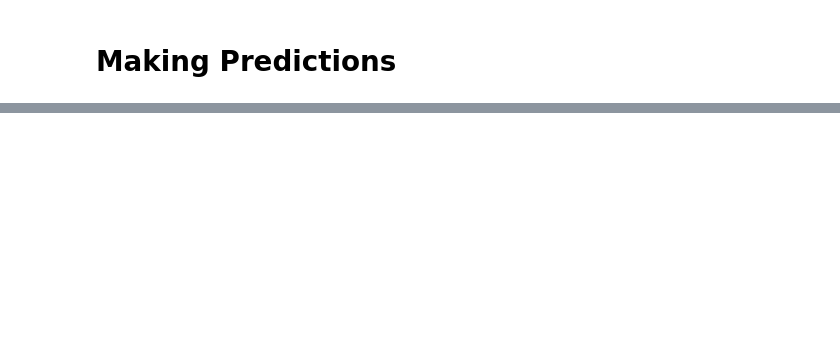
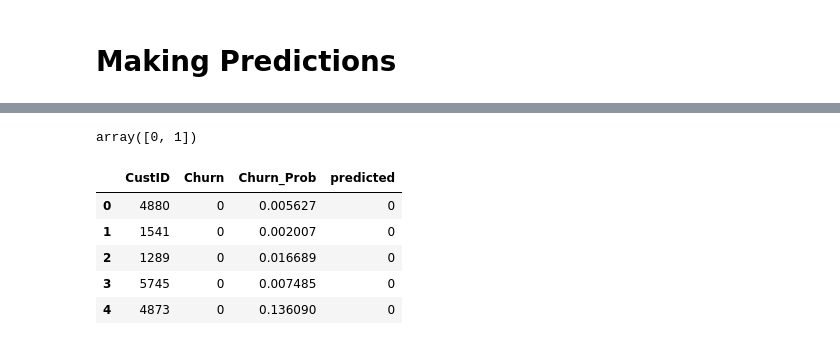
Before and after one commit to code-JOA/MiniMachineLearning, a Jupyter notebook: LogisticRegression_PredictingCustomerChurn/CustomerChurnPrediction.ipynb, the cells around one changed output, grey strips where cells are left out. Saved outputs shown, nothing was run; the diff lists cells and outputs as text; code cells hidden in the pictures; blank space fills up the shorter version.

```diff
--- a/LogisticRegression_PredictingCustomerChurn/CustomerChurnPrediction.ipynb
+++ b/LogisticRegression_PredictingCustomerChurn/CustomerChurnPrediction.ipynb
@@ -1018,0 +1167,17 @@ y_pred_final.head()
+# %%
+# Checking variables in Churn columns
+y_pred_final['Churn'].unique()
+# %% [output]
+array([0, 1])
+# %%
+# Creating new column 'predicted' with 1 if Churn_Prob>0.5 else 0
+y_pred_final['predicted'] = y_pred_final.Churn_Prob.map( lambda x: 1 if x > 0.5 else 0)
+# %%
+y_pred_final.head()
+# %% [output]
+|  | CustID | Churn | Churn_Prob | predicted |
+| 0 | 4880 | 0 | 0.005627 | 0 |
+| 1 | 1541 | 0 | 0.002007 | 0 |
+| 2 | 1289 | 0 | 0.016689 | 0 |
+| 3 | 5745 | 0 | 0.007485 | 0 |
+| 4 | 4873 | 0 | 0.136090 | 0 |
```
Also changed, not shown: parts of 22 cells of this notebook.
